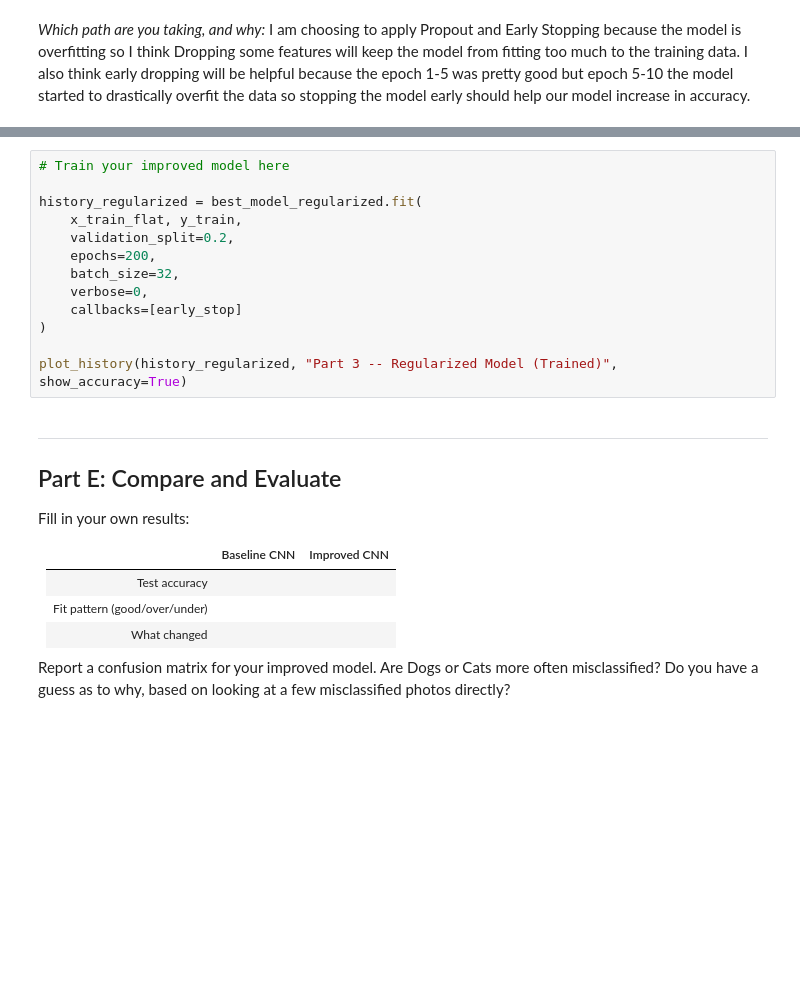
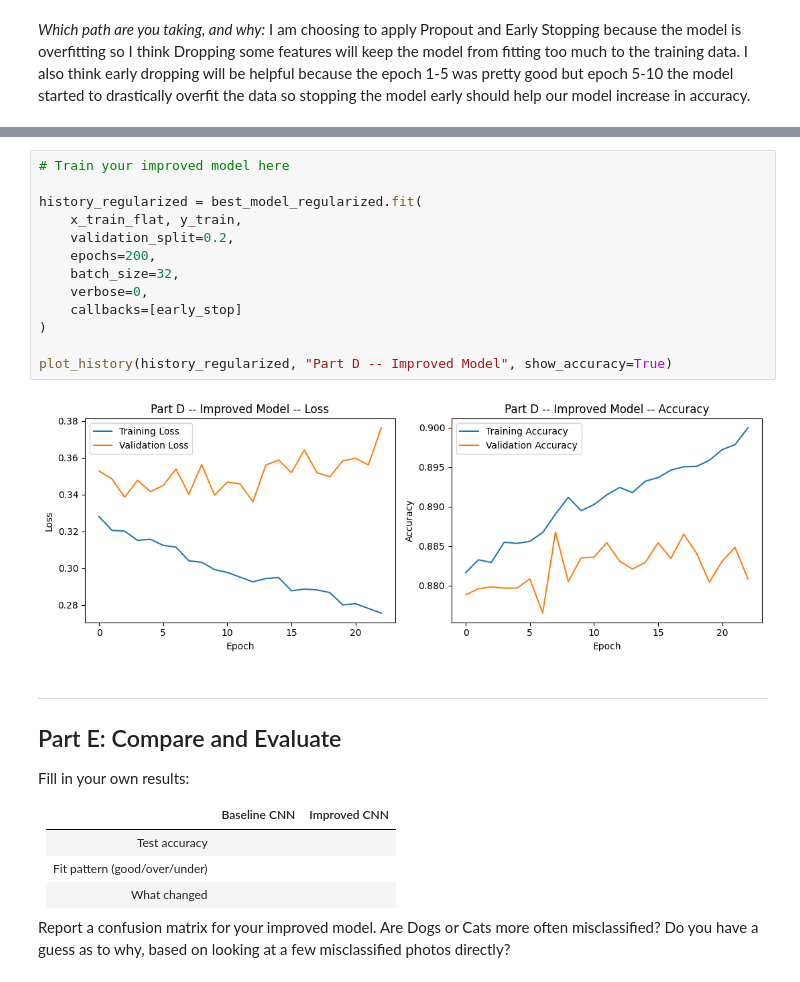
Before and after one commit to chasekrisko-design/IT480-FA26, a Jupyter notebook: Lab2/Lab2_CNN_PetFinder_Starter.ipynb, the cells around one changed output, grey strips where cells are left out. Cells and saved outputs as stored; diff of their text form; blank space fills up the shorter version.

```diff
--- a/Lab2/Lab2_CNN_PetFinder_Starter.ipynb
+++ b/Lab2/Lab2_CNN_PetFinder_Starter.ipynb
@@ -257,16 +269,18 @@ Best Validation Loss with regularization: 0.3304
 # %%
 # Train your improved model here
 
 history_regularized = best_model_regularized.fit(
     x_train_flat, y_train,
     validation_split=0.2,
     epochs=200,
     batch_size=32,
     verbose=0,
     callbacks=[early_stop]
 )
 
-plot_history(history_regularized, "Part 3 -- Regularized Model (Trained)", show_accuracy=True)
+plot_history(history_regularized, "Part D -- Improved Model", show_accuracy=True)
+# %% [output]
+[figure, added]
 # %% [markdown]
 ---
 ## Part E: Compare and Evaluate
```
Also changed, not shown: parts of 15 cells of this notebook.
